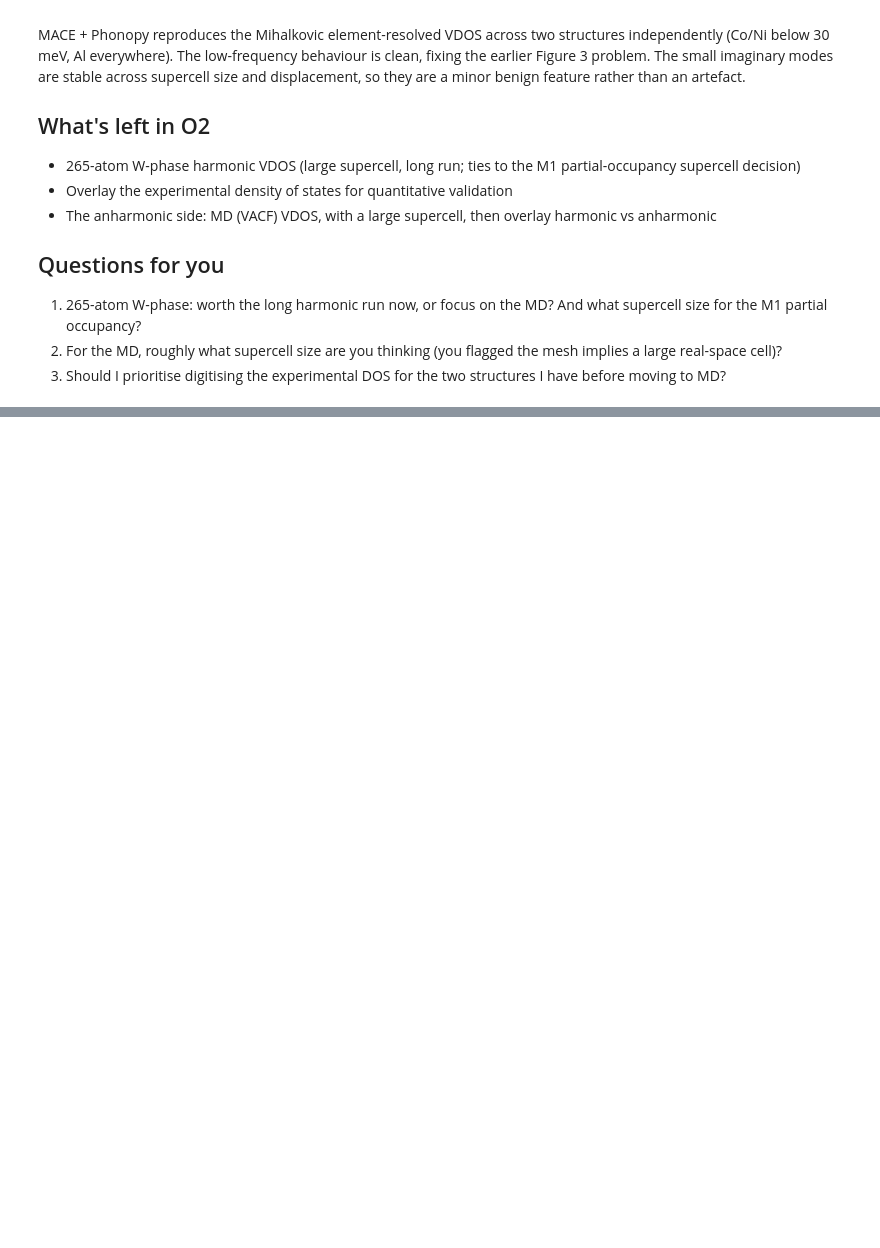
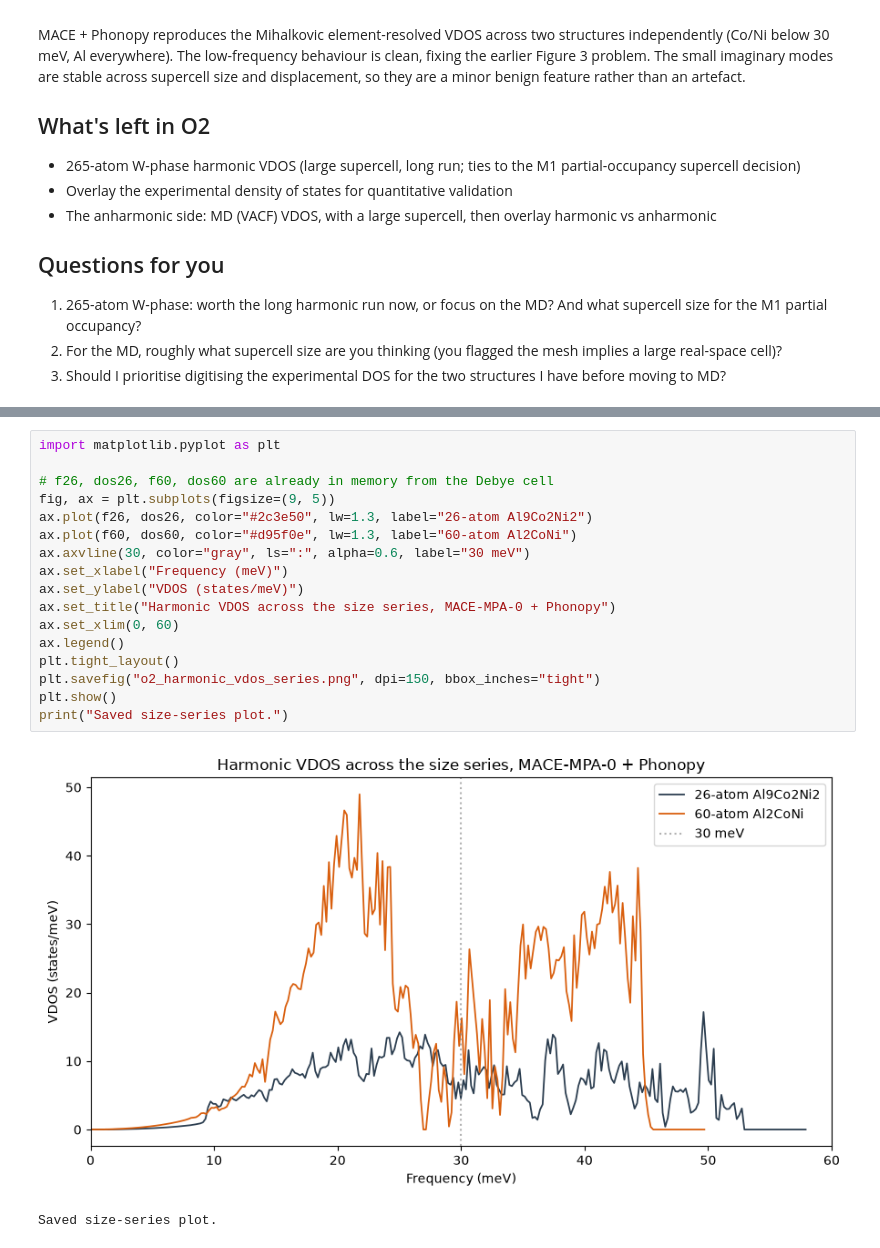
Before and after one commit to contactrameezraja/quasicrystal-mace, a Jupyter notebook: O2_Phonopy.ipynb, the cells around one changed output, grey strips where cells are left out. Drawn from its saved outputs; the diff is of its cells as text; blank space fills up the shorter version.

```diff
--- a/O2_Phonopy.ipynb
+++ b/O2_Phonopy.ipynb
@@ -672,0 +719,20 @@ MACE + Phonopy reproduces the Mihalkovic element-resolved VDOS across two struct
+# %%
+import matplotlib.pyplot as plt
+
+# f26, dos26, f60, dos60 are already in memory from the Debye cell
+fig, ax = plt.subplots(figsize=(9, 5))
+ax.plot(f26, dos26, color="#2c3e50", lw=1.3, label="26-atom Al9Co2Ni2")
+ax.plot(f60, dos60, color="#d95f0e", lw=1.3, label="60-atom Al2CoNi")
+ax.axvline(30, color="gray", ls=":", alpha=0.6, label="30 meV")
+ax.set_xlabel("Frequency (meV)")
+ax.set_ylabel("VDOS (states/meV)")
+ax.set_title("Harmonic VDOS across the size series, MACE-MPA-0 + Phonopy")
+ax.set_xlim(0, 60)
+ax.legend()
+plt.tight_layout()
+plt.savefig("o2_harmonic_vdos_series.png", dpi=150, bbox_inches="tight")
+plt.show()
+print("Saved size-series plot.")
+# %% [output]
+[figure, added]
+Saved size-series plot.
```
Also changed, not shown: parts of 2 cells of this notebook, 6 other files.
